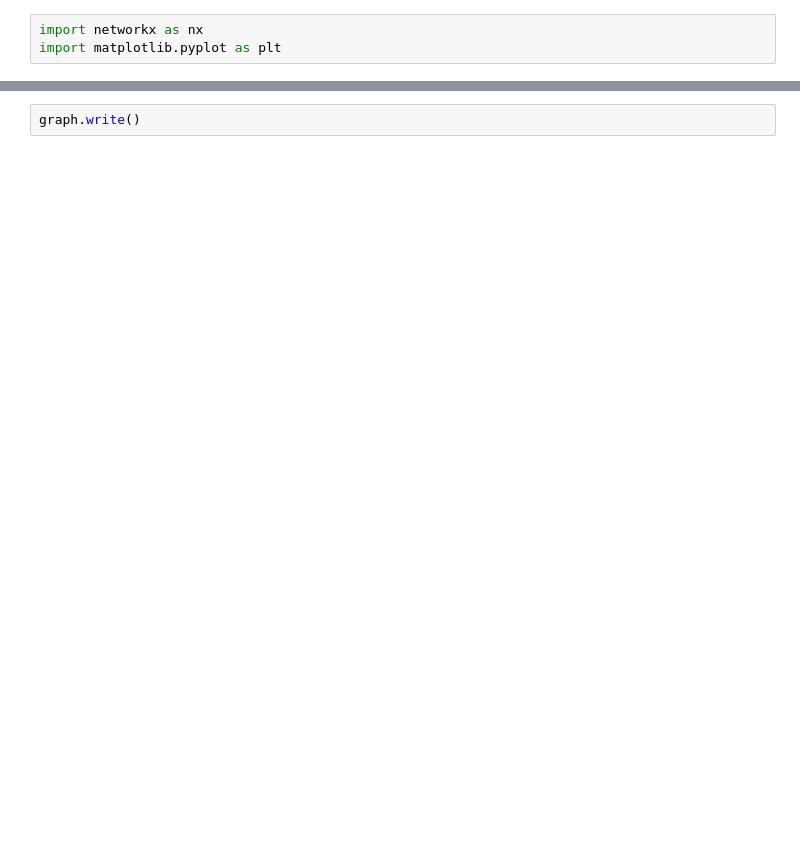
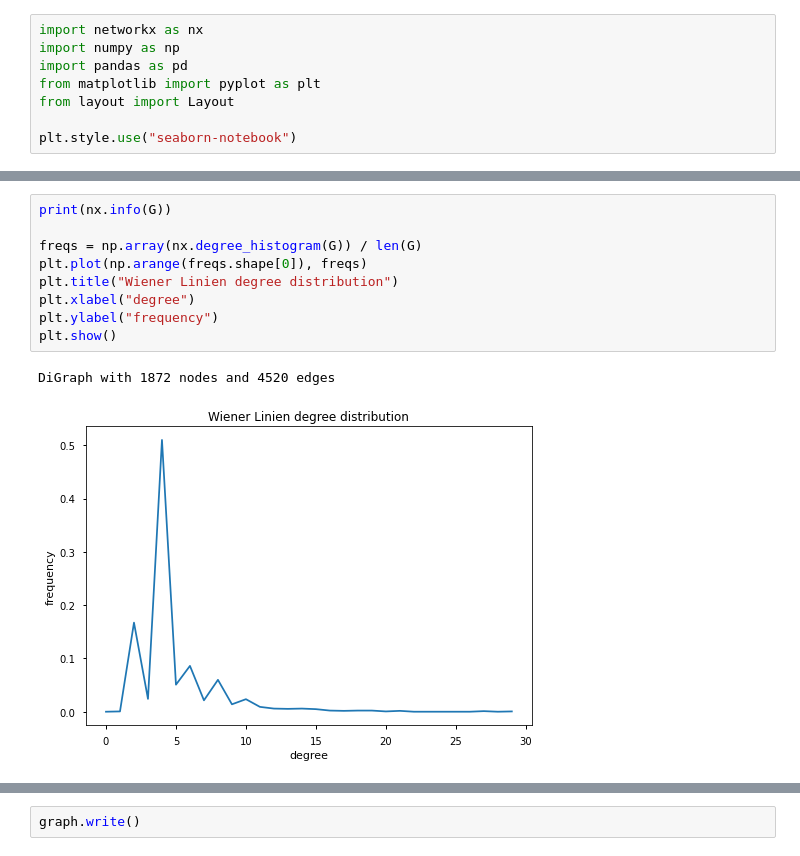
Before and after one commit to maxstollmayer/Complex-Network-Analysis-Project, a Jupyter notebook: dataprep.ipynb, the cells around one changed output, grey strips where cells are left out. Saved outputs shown, nothing was run; the diff lists cells and outputs as text; blank space fills up the shorter version.

```diff
--- a/dataprep.ipynb
+++ b/dataprep.ipynb
@@ -1,3 +1,8 @@
 # %%
 import networkx as nx
-import matplotlib.pyplot as plt
+import numpy as np
+import pandas as pd
+from matplotlib import pyplot as plt
+from layout import Layout
+
+plt.style.use("seaborn-notebook")
@@ -126,2 +97,14 @@ from layout import Layout
+# %%
+print(nx.info(G))
+
+freqs = np.array(nx.degree_histogram(G)) / len(G)
+plt.plot(np.arange(freqs.shape[0]), freqs)
+plt.title("Wiener Linien degree distribution")
+plt.xlabel("degree")
+plt.ylabel("frequency")
+plt.show()
+# %% [output]
+DiGraph with 1872 nodes and 4520 edges
+[figure, added]
 # %%
 pos = nx.spring_layout(G, dim=3)
```
Also changed, not shown: parts of 20 cells of this notebook, 2 other files.
